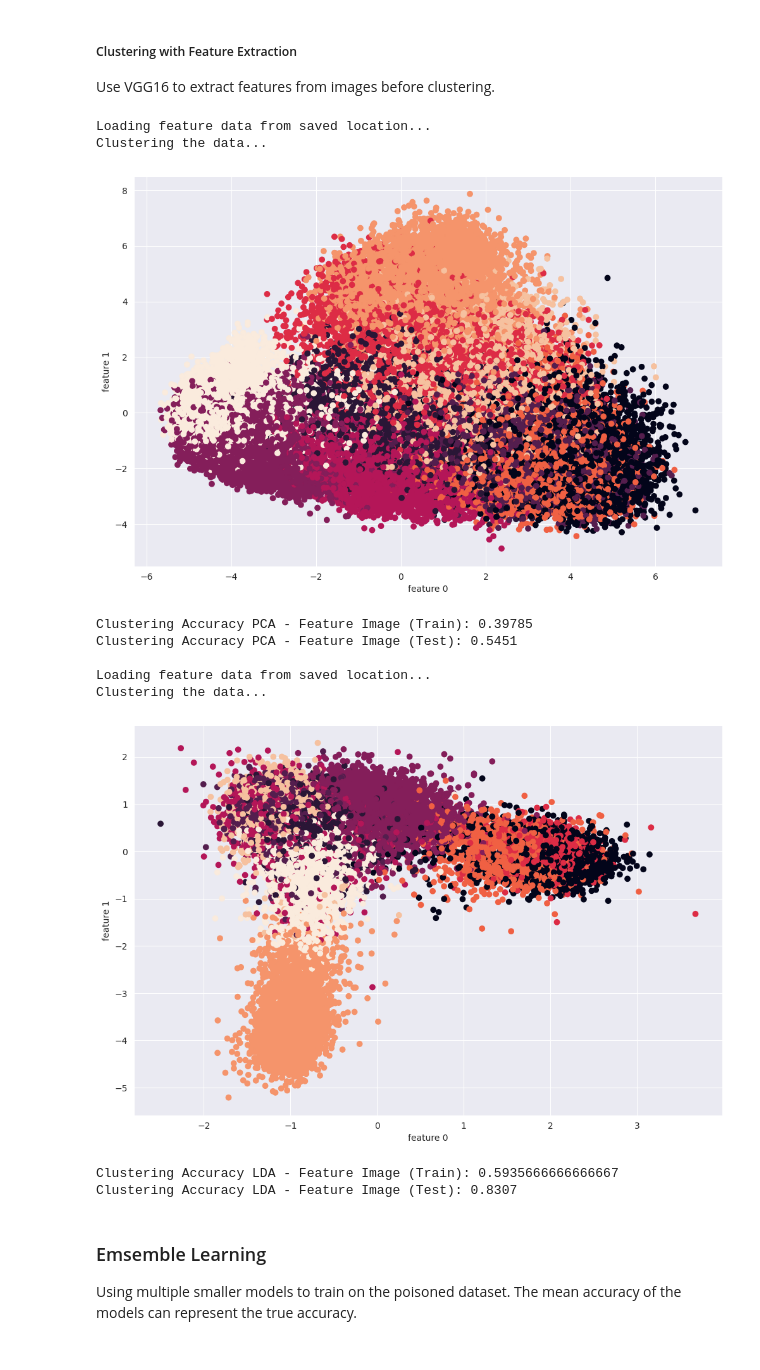
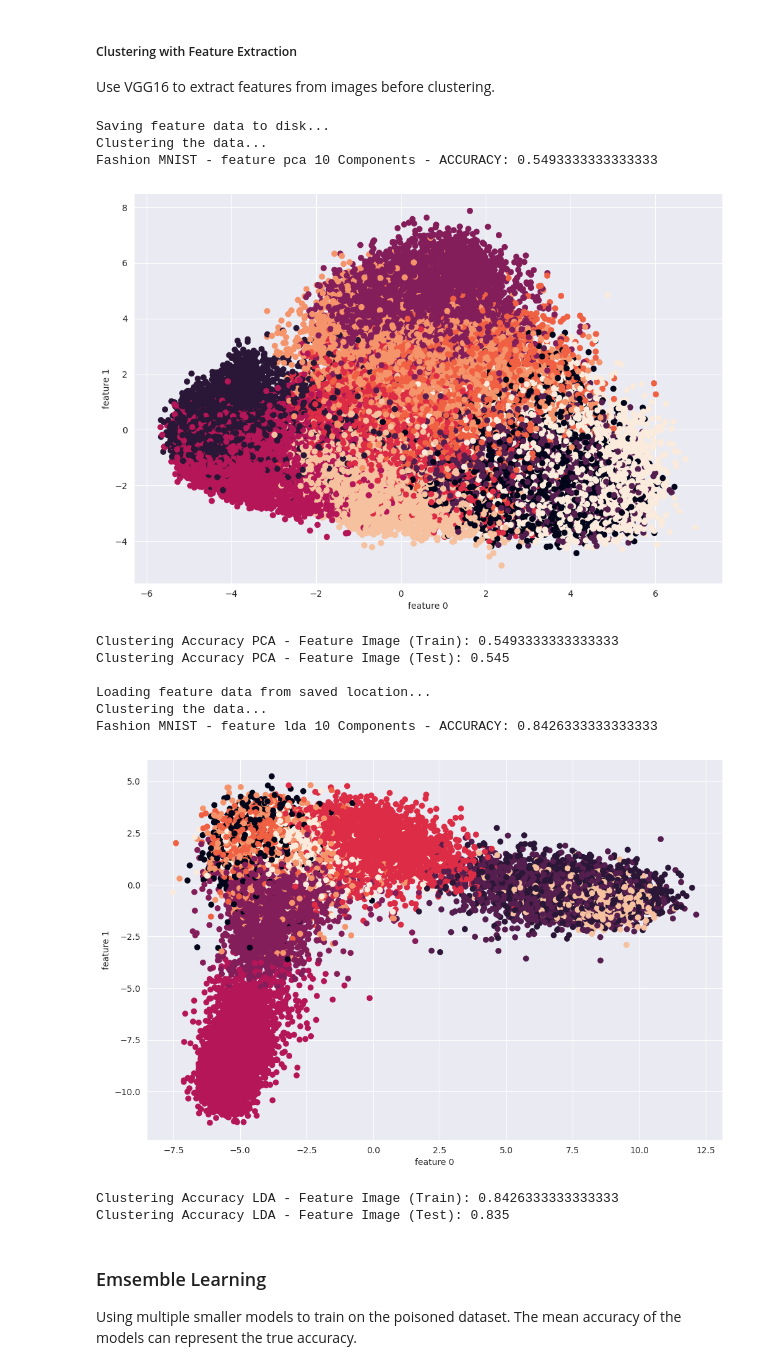
Before and after one commit to AkashRamakrishnan/DLProject, a Jupyter notebook: cnn_network.ipynb, the cells around one changed output. Cells and saved outputs as stored; diff of their text form; code cells hidden in the pictures.

```diff
--- a/cnn_network.ipynb
+++ b/cnn_network.ipynb
@@ -410,6 +261,7 @@ Accuracy of Ankle Boot: 94.00%
 # %%
 # For defense, we will not split the validation set
 poisoned_full_trainloader = torch.utils.data.DataLoader(dataset, batch_size=64, generator=torch.Generator(device))
+clean_full_trainloader = torch.utils.data.DataLoader(trainset, batch_size=64, generator=torch.Generator(device))
 # %% [markdown]
 ### Clustering
 Using Auto Encoders to cluster the poisoned data and find the labels/accuracy improvement.
@@ -442,25 +296,27 @@ Clustering Accuracy LDA - Flatten Image (Test): 0.8013
 ##### Clustering with Feature Extraction
 Use VGG16 to extract features from images before clustering.
 # %%
-cae_feature_pca, train_feature_benchmark_pca, test_feature_benchmark_pca = train_cluster(poisoned_full_trainloader, testloader, "feature", "pca", device, FEATURES_PATH, 10)
+cae_feature_pca, train_feature_benchmark_pca, test_feature_benchmark_pca = train_cluster(clean_full_trainloader, clean_full_trainloader, testloader, "feature", "pca", device, FEATURES_PATH, 10)
 print(f"Clustering Accuracy PCA - Feature Image (Train): {train_feature_benchmark_pca[1]['clustering_accuracy']}")
 print(f"Clustering Accuracy PCA - Feature Image (Test): {test_feature_benchmark_pca[1]['clustering_accuracy']}")
 print()
-cae_feature_lda, train_feature_benchmark_lda, test_feature_benchmark_lda = train_cluster(poisoned_full_trainloader, testloader, "feature", "lda", device, FEATURES_PATH, 10)
+cae_feature_lda, train_feature_benchmark_lda, test_feature_benchmark_lda = train_cluster(clean_full_trainloader, clean_full_trainloader, testloader, "feature", "lda", device, FEATURES_PATH, 10)
 print(f"Clustering Accuracy LDA - Feature Image (Train): {train_feature_benchmark_lda[1]['clustering_accuracy']}")
 print(f"Clustering Accuracy LDA - Feature Image (Test): {test_feature_benchmark_lda[1]['clustering_accuracy']}")
 # %% [output]
-Loading feature data from saved location...
+Saving feature data to disk...
 Clustering the data...
+Fashion MNIST - feature pca 10 Components - ACCURACY: 0.5493333333333333
-[figure, old version]
+[figure, new version]
-Clustering Accuracy PCA - Feature Image (Train): 0.39785
-Clustering Accuracy PCA - Feature Image (Test): 0.5451
+Clustering Accuracy PCA - Feature Image (Train): 0.5493333333333333
+Clustering Accuracy PCA - Feature Image (Test): 0.545
 
 Loading feature data from saved location...
 Clustering the data...
+Fashion MNIST - feature lda 10 Components - ACCURACY: 0.8426333333333333
-[figure, old version]
+[figure, new version]
-Clustering Accuracy LDA - Feature Image (Train): 0.5935666666666667
-Clustering Accuracy LDA - Feature Image (Test): 0.8307
+Clustering Accuracy LDA - Feature Image (Train): 0.8426333333333333
+Clustering Accuracy LDA - Feature Image (Test): 0.835
 # %% [markdown]
 ### Emsemble Learning
 Using multiple smaller models to train on the poisoned dataset. The mean accuracy of the models can represent the true accuracy.
```
Also changed, not shown: parts of 14 cells of this notebook, 5 other files.
